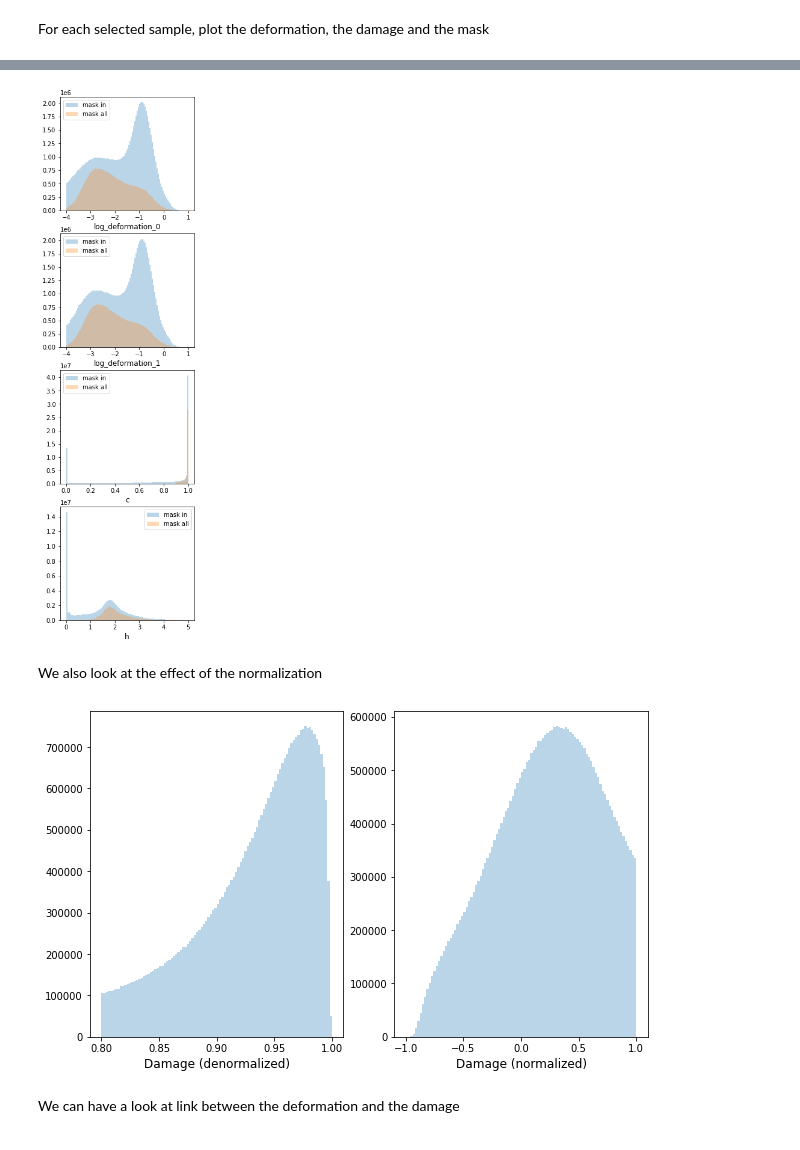
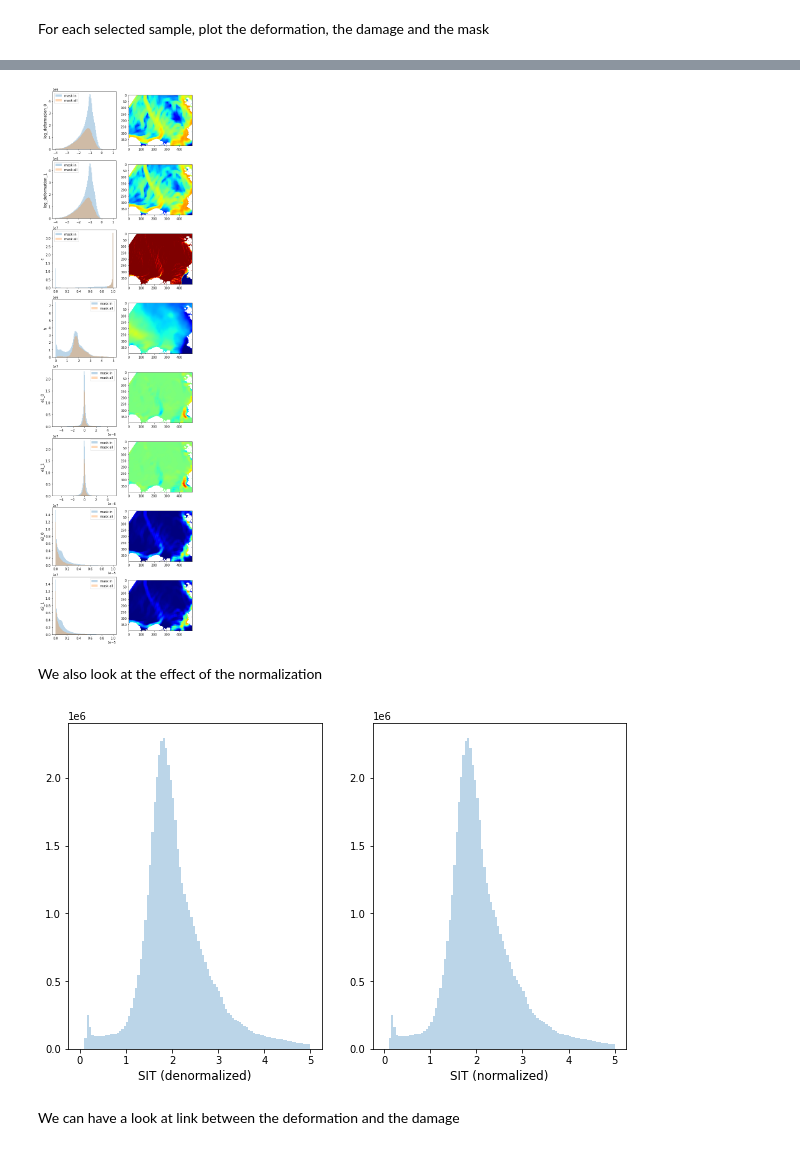
Before and after one commit to nansencenter/SID-NN, a Jupyter notebook: read-data.ipynb, the cells around one changed output, grey strips where cells are left out. Saved outputs shown, nothing was run; the diff lists cells and outputs as text; code cells hidden in the pictures.

```diff
--- a/read-data.ipynb
+++ b/read-data.ipynb
@@ -170,3 +249,18 @@ denorm = lambda x : decode_dam(x,epsi=epsi, vmin=th_dam)
+# %%
+# Set the limits for the plotting features variables
+e1lim = (-5e-6,5e-6)
+e2lim = (0.,1e-5)
+lims = {
+    'log_deformation_0': (-4, 1),
+    'log_deformation_1': (-4, 1),
+    'h':(th_sit,5),
+    'c':(0,1),
+    'd':(th_dam, 1.),
+    'e1_0': e1lim,
+    'e1_1': e1lim,
+    'e2_0': e2lim,
+    'e2_1': e2lim,
+}
 # %% [markdown]
 We load the files
 # %%
@@ -381,40 +497,37 @@ for i in range(ncols):
 # %%
 bins = 100
+iy = iplot[0]
 
-# Set the limits for the features variables
-lims = {
-    'log_deformation_0': (-4, 1),
-    'log_deformation_1': (-4, 1),
-    'h':(th_sit,5),
-    'c':(0,1)
-}
-
-fig, ax = plt.subplots(nrows=nc, squeeze = False,figsize=(4,4*nc))
-
+fig, ax = plt.subplots(nrows=nc, ncols=2, squeeze = False,figsize=(8,4*nc))
 for i in range(nc):
     ax[i,0].hist(X[mask_in[...],i].ravel(), bins,  lims[colnames[i]], alpha=0.3, label='mask in')
     ax[i,0].hist(X[mask_all[...],i].ravel(), bins,  lims[colnames[i]], alpha=0.3, label='mask all')
 
-    ax[i,0].set_xlabel(colnames[i])
+    ax[i,0].set_ylabel(colnames[i])
     ax[i,0].legend()
+    featurename = colnames[i]
+    ax[i,1].imshow(X[iy,...,i],vmin=lims[featurename][0], vmax=lims[featurename][1], cmap='jet')
 # %% [output]
-[figure, old version]
+[figure, new version]
 # %% [markdown]
 We also look at the effect of the normalization
 # %%
 bins = 100
 
 fig,ax = plt.subplots(ncols=2,figsize=(10,6))
 
 dd = target[mask_all].ravel()
-lims['damage_n'] = [norm(1),norm(th_dam)]
+if scale:
+    lims['norm'] = [norm(lims[targetname[1]]),norm(lims[targetname[0]])]
+else:
+    lims['norm'] = lims[targetname]
 
-ax[0].hist(denorm(dd),bins,(th_dam, 1), alpha=0.3)
-ax[0].set_xlabel('Damage (denormalized)')
-ax[1].hist(dd, bins,  lims['damage_n'], alpha=0.3, label='Damage (coded)')
-ax[1].set_xlabel('Damage (normalized)');
+ax[0].hist(denorm(dd),bins,lims[targetname], alpha=0.3)
+ax[0].set_xlabel(f'{targetfullname} (denormalized)')
+ax[1].hist(dd, bins,  lims['norm'], alpha=0.3)
+ax[1].set_xlabel(F'{targetfullname} (normalized)');
 # %% [output]
-[figure, old version]
+[figure, new version]
 # %% [markdown]
 We can have a look at link between the deformation and the damage
 # %%
```
Also changed, not shown: parts of 19 cells of this notebook, 6 other files.
